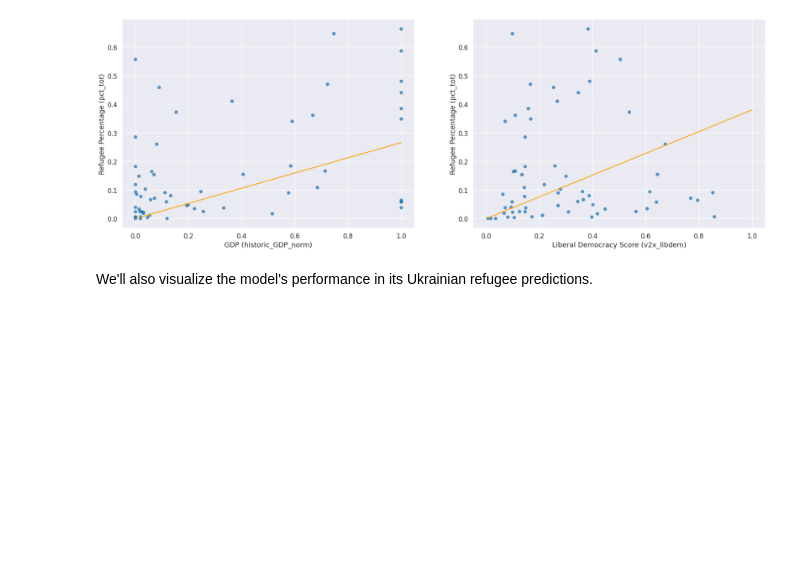
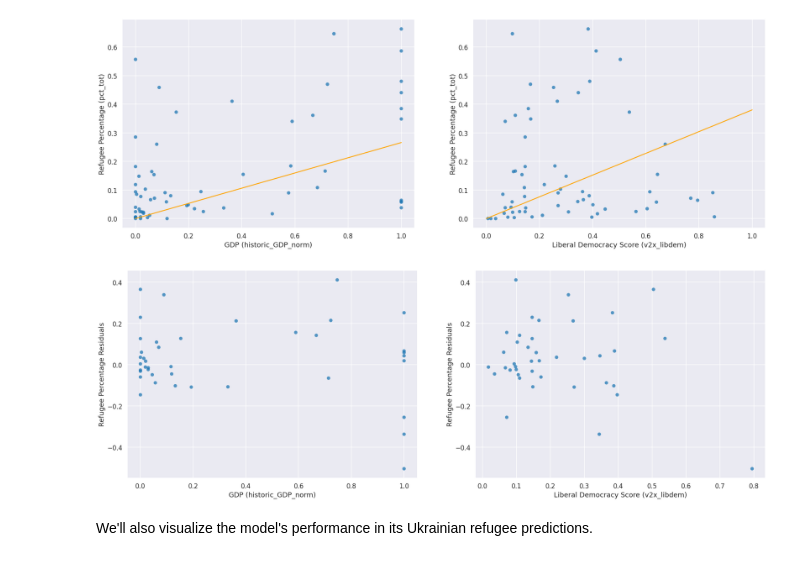
Before and after one commit to jataware/refugee_modeling, a Jupyter notebook: Refugee-Attraction-Model.ipynb, the cells around one changed output. Drawn from its saved outputs; the diff is of its cells as text; code cells hidden in the pictures; blank space fills up the shorter version.

```diff
--- a/Refugee-Attraction-Model.ipynb
+++ b/Refugee-Attraction-Model.ipynb
@@ -216,6 +217,11 @@ Notes:
 [2] Standard Errors assume that the covariance matrix of the errors is correctly specified.
 # %% [markdown]
 Here we can see that our two features are statistically significant and explain a large portion of the variation within the dependent variable (refugee share).
+# %%
+#generate residuals from model for all countries except ukraine
+residual_features_to_predict = withoutUkrainData[features_cols]
+residuals = results.predict(residual_features_to_predict)
+residuals = withoutUkrainData['pct_tot'] - residuals
 # %% [markdown]
 ## Backcasting Ukraine
 
@@ -280,6 +287,18 @@ ax2.set_ylabel('Refugee Percentage (pct_tot)')
 ax2.set_xlabel('Liberal Democracy Score (v2x_libdem)');
 # %% [output]
 [figure]
+# %%
+#plotting residuals
+fig, (ax1, ax2) = plt.subplots(figsize=(30, 10), ncols=2)
+sns.scatterplot(x=data['historic_GDP_norm'], y=residuals, alpha=.75, edgecolor='none', ax=ax1)
+ax1.set_ylabel('Refugee Percentage Residuals')
+ax1.set_xlabel('GDP (historic_GDP_norm)')
+
+sns.scatterplot(x=data['v2x_libdem'], y=residuals, alpha=.75, edgecolor='none', ax=ax2)
+ax2.set_ylabel('Refugee Percentage Residuals')
+ax2.set_xlabel('Liberal Democracy Score (v2x_libdem)');
+# %% [output]
+[figure, added]
 # %% [markdown]
 We'll also visualize the model's performance in its Ukrainian refugee predictions.
 # %%
```
Also changed, not shown: parts of 5 cells of this notebook.
